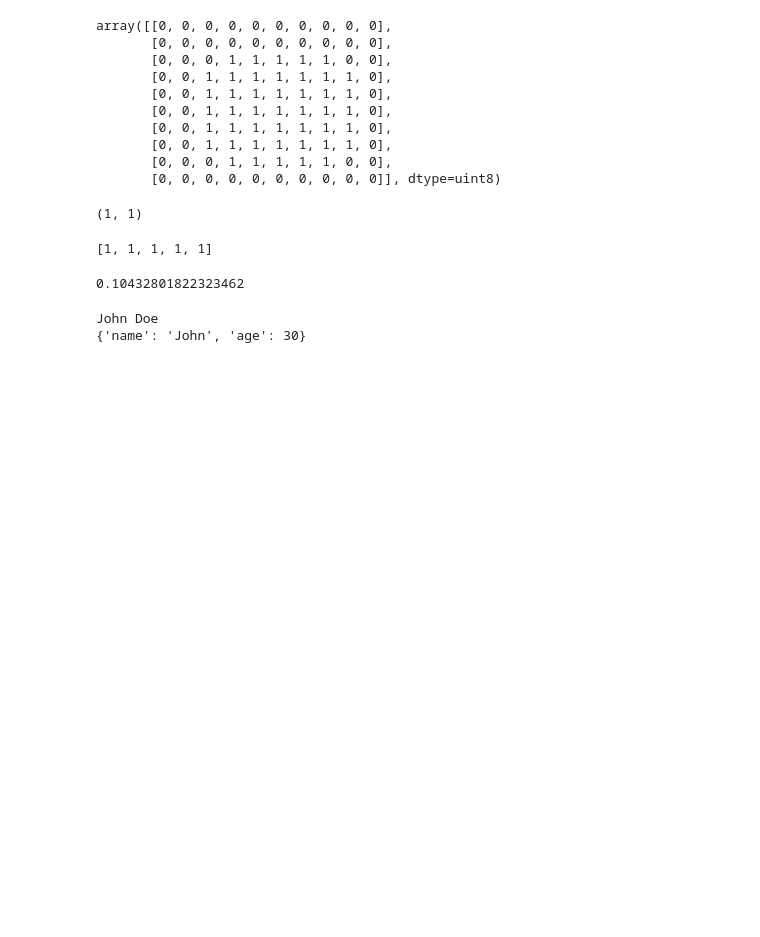
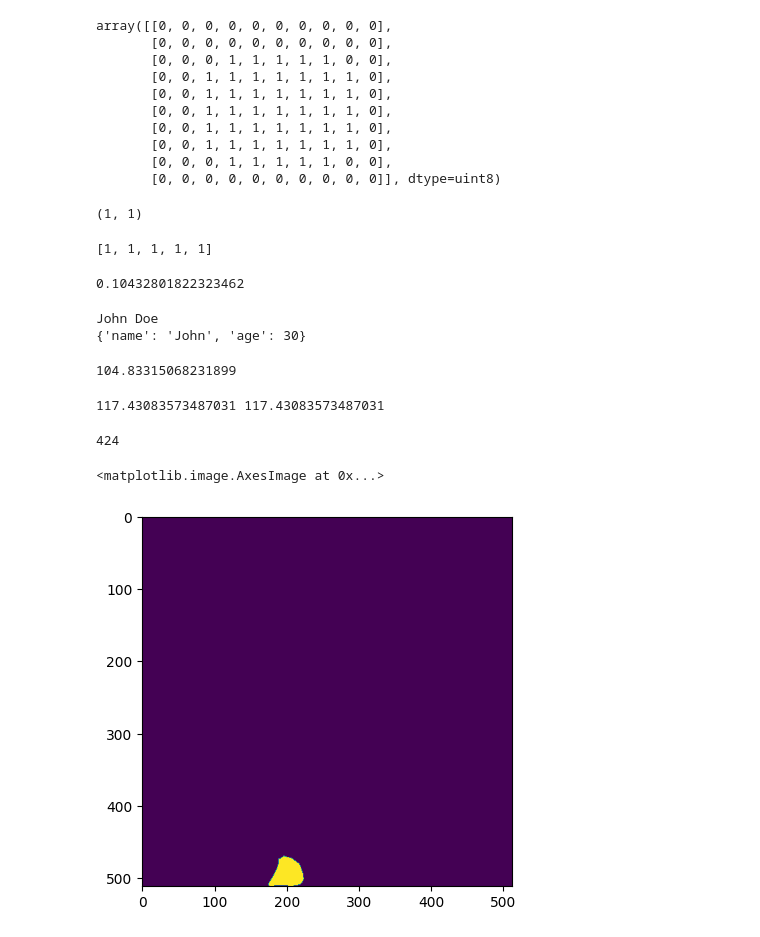
Before and after one commit to BennyGinger/ImageAnalysis_pipeline, a Jupyter notebook: play.ipynb, the cells around one changed output. Cells and saved outputs as stored; diff of their text form; code cells hidden in the pictures; blank space fills up the shorter version.

```diff
--- a/play.ipynb
+++ b/play.ipynb
@@ -772,3 +772,39 @@ print(mock.__dict__)
 # %% [output]
 John Doe
 {'name': 'John', 'age': 30}
+# %%
+from skimage.measure import regionprops
+from tifffile import imread
+
+img_path = "/home/Test_images/masks/MAX_Stack.tif"
+mask_path = "/home/Test_images/masks/MAX_Stack_mask.tif"
+
+img = imread(img_path)
+mask = imread(mask_path)
+
+prop = regionprops(mask, intensity_image=img)
+# %%
+prop[0].axis_major_length
+# %% [output]
+104.83315068231899
+# %%
+import numpy as np
+maskNum = 35
+intensity = np.nanmean(a=img,where=mask==maskNum)
+intensity
+print(intensity, prop[maskNum-1].intensity_mean)
+# %% [output]
+117.43083573487031 117.43083573487031
+# %%
+from sys import getsizeof
+getsizeof(prop)
+# %% [output]
+424
+# %%
+from matplotlib.pyplot import imshow
+temp = mask.copy()
+temp[temp!=maskNum] = 0
+imshow(temp)
+# %% [output]
+<matplotlib.image.AxesImage at 0x...>
+[figure, added]
```
Also changed, not shown: parts of 1 cell of this notebook, 4 other files.
